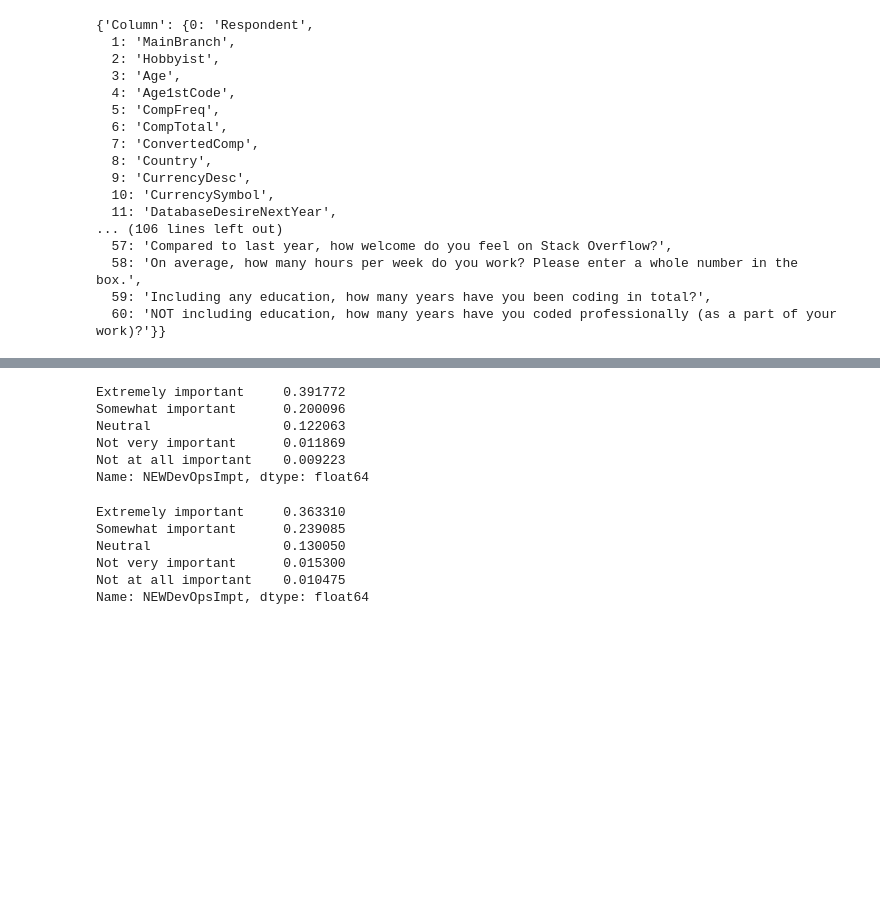
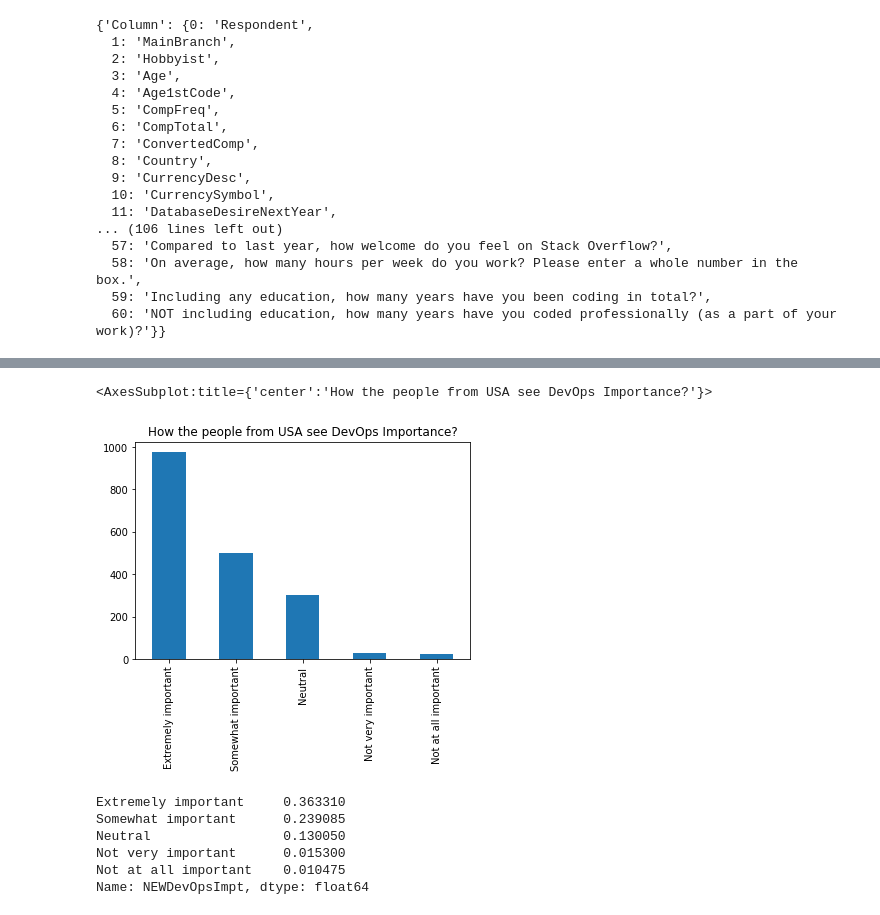
Before and after one commit to edivaldojuniorch/stackoverflow_2020_analysis, a Jupyter notebook: StackOverflow Survey 2020.ipynb, the cells around one changed output, grey strips where cells are left out. Saved outputs shown, nothing was run; the diff lists cells and outputs as text; code cells hidden in the pictures; blank space fills up the shorter version.

```diff
--- a/StackOverflow Survey 2020.ipynb
+++ b/StackOverflow Survey 2020.ipynb
@@ -37,14 +90,13 @@ Name: NEWDevOpsImpt, dtype: float64
 # %%
 # Question 2 : How the people from USA see DevOps Importance?
-df_us = df[df['Country']=='United States']
-df_us['NEWDevOpsImpt'].value_counts()/df_us['NEWDevOpsImpt'].shape[0]
+df_us_ = df[df['Country']=='United States']
+df_us_val = df_us['NEWDevOpsImpt'].value_counts()
+
+
+(df_us_val/df_us_val.shape[0]).plot(kind='bar',title='How the people from USA see DevOps Importance?')
 # %% [output]
-Extremely important     0.391772
-Somewhat important      0.200096
-Neutral                 0.122063
-Not very important      0.011869
-Not at all important    0.009223
-Name: NEWDevOpsImpt, dtype: float64
+<AxesSubplot:title={'center':'How the people from USA see DevOps Importance?'}>
+[figure, added]
 # %%
 # Question 3 : How men and women gender influence the DevOpsImpt evaluation on USA ?
 df_devops_usa_man = df[df['Gender']=='Man']
```
Also changed, not shown: parts of 9 cells of this notebook.
